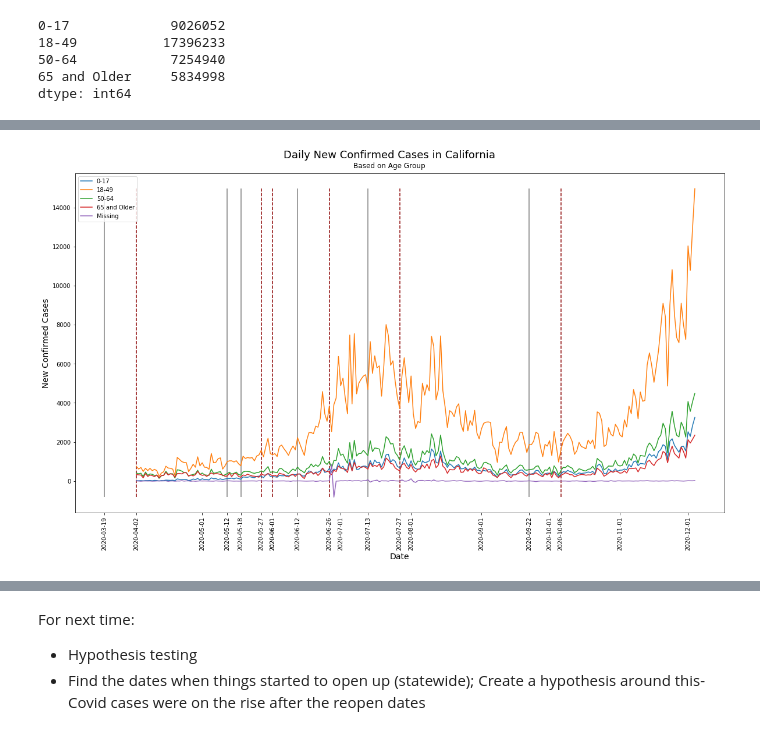
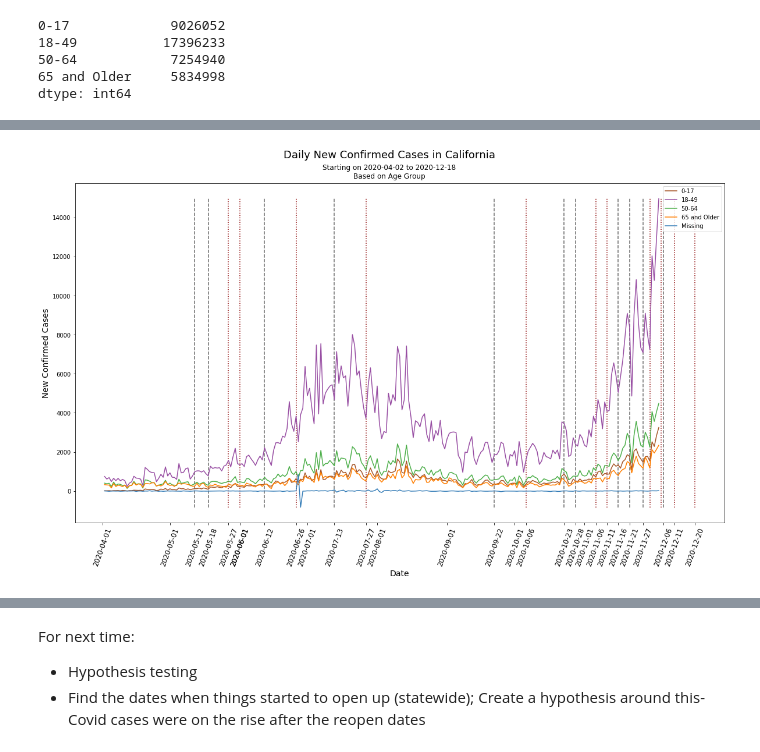
Before and after one commit to nguyenbel/CA-Age-Groups-and-Covid-19, a Jupyter notebook: Covid_EDA.ipynb, the cells around one changed output, grey strips where cells are left out. Saved outputs shown, nothing was run; the diff lists cells and outputs as text; code cells hidden in the pictures.

Commit message:
Added US Age Group Data

```diff
--- a/Covid_EDA.ipynb
+++ b/Covid_EDA.ipynb
@@ -531,6 +495,13 @@ covid_df.tail(30)
+# %%
+covid_df['positive_age_proportion'] = positive_age_proportion
 # %%
 # Create Proportion column of cases added per day per age group
 newconfirmed_proportion = []
 for i in range(len(covid_df['age_group'])):
     newconfirmed_proportion.append(covid_df['newconfirmed_age'].iloc[i]/covid_df['newcountconfirmed'].iloc[i])
 covid_df['newconfirmed_proportion'] = newconfirmed_proportion
+# %%
+# Rearrange columns
+covid_df = covid_df[['date', 'age_group', 'totalpositive', 'totalcountconfirmed',
+       'newcountconfirmed', 'newconfirmed_age', 'positive_age_proportion', 'agegroup_pop_proportion',
+       'newconfirmed_proportion']]
@@ -571,8 +563,8 @@ date_lst = []
 for d in dates:
     date_lst.append(datetime.strptime(d, '%Y-%m-%d').date())
 # %%
-important_dates_lst = ['2020-03-19', '2020-05-12', '2020-05-18', '2020-06-12', '2020-07-13', '2020-09-22']
-two_weeks_later_lst = ['2020-04-02', '2020-05-27', '2020-06-01', '2020-06-26', '2020-07-27', '2020-10-06']
+important_dates_lst = ['2020-05-12', '2020-05-18', '2020-06-12', '2020-07-13', '2020-09-22', '2020-10-23', '2020-10-28', '2020-11-16', '2020-11-21', '2020-11-27', '2020-12-06']
+two_weeks_later_lst = ['2020-05-27', '2020-06-01', '2020-06-26', '2020-07-27', '2020-10-06', '2020-11-06', '2020-11-11', '2020-11-30', '2020-12-05', '2020-12-11', '2020-12-20']
 important_dates = []
 two_weeks_later = []
 for d in range(len(important_dates_lst)):
@@ -586,25 +578,34 @@ Two Weeks Later: [datetime.date(2020, 4, 2), datetime.date(2020, 5, 27), datetim
 # %%
-labels = important_dates + two_weeks_later
-for m in range(2020*12+5-1, 2020*12+12):
+labels = important_dates + two_weeks_later[0:7] + two_weeks_later[9:]
+for m in range(2020*12+4-1, 2020*12+11):
     labels.append(datetime(m//12, m%12+1, 1).date())
 # %%
+# Colour Blind Friendly Colours
+CB_color_cycle = ['#a65628', '#984ea3', '#4daf4a',
+                  '#ff7f00', '#377eb8', '#999999',
+                  '#e41a1c', '#f781bf', '#dede00']
+
+# Counter for colours
+c = 0
+
 fig, ax = plt.subplots(figsize = (20,12))
 ax.xaxis.set_major_formatter(mdates.DateFormatter('%Y-%m-%d'))
 for age in covid_df['age_group'].unique():
-    ax.plot(date_lst, covid_df[covid_df['age_group']==age].drop(['date', 'age_group'], axis = 1)['newconfirmed_age'])
+    ax.plot(date_lst, covid_df[covid_df['age_group']==age].drop(['date', 'age_group'], axis = 1)['newconfirmed_age'], c = CB_color_cycle[c])
+    c +=1
 ax.legend(covid_df['age_group'].unique())
 ax.set_xlabel('Date', fontsize = 14)
 ax.set_ylabel('New Confirmed Cases', fontsize = 14)
-plt.text(x=0.5, y=0.83, s="Daily New Confirmed Cases in California", fontsize=18, ha="center", transform=fig.transFigure)
-plt.text(x=0.5, y=0.81, s= "Based on Age Group", fontsize=12, ha="center", transform=fig.transFigure)
+plt.text(x=0.5, y=0.85, s="Daily New Confirmed Cases in California", fontsize=18, ha="center", transform=fig.transFigure)
+plt.text(x=0.5, y=0.81, s= f"Starting on 2020-04-02 to 2020-12-18\nBased on Age Group", fontsize=12, ha="center", transform=fig.transFigure)
 plt.subplots_adjust(top=0.8, wspace=0.3)
 for date in range(len(important_dates)):
-    ax.vlines(important_dates[date], ymin = min(covid_df['newconfirmed_age']), ymax = max(covid_df['newconfirmed_age']), colors = 'gray', label = important_dates[date])
-    ax.vlines(two_weeks_later[date], ymin = min(covid_df['newconfirmed_age']), ymax = max(covid_df['newconfirmed_age']), colors = 'darkred', linestyles = 'dashed')
+    ax.vlines(important_dates[date], ymin = min(covid_df['newconfirmed_age']), ymax = max(covid_df['newconfirmed_age']), colors = 'dimgray', linestyles = 'dashed')
+    ax.vlines(two_weeks_later[date], ymin = min(covid_df['newconfirmed_age']), ymax = max(covid_df['newconfirmed_age']), colors = 'darkred', linestyles = 'dotted')
 
-plt.xticks(labels, labels, rotation = 90);
+plt.xticks(labels, labels, rotation = 70, fontsize = 12);
 # %% [output]
-[figure, old version]
+[figure, new version]
 # %% [markdown]
 ### Important Dates:
 - March 19th - statewide SIP (2 weeks later - April 2)
```
Also changed, not shown: parts of 14 cells of this notebook, 1 other file.
